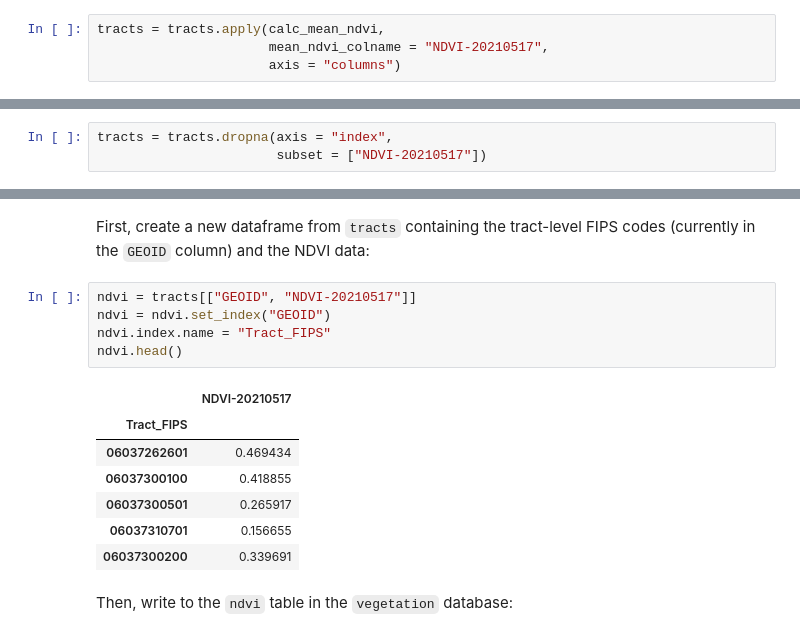
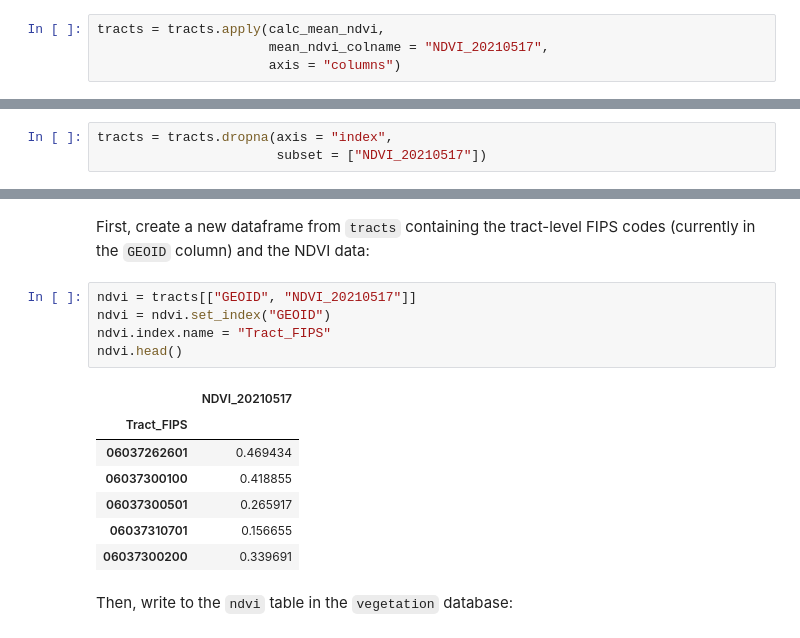
Before and after one commit to jhirner/socal-greenspace, a Jupyter notebook: 2-tract-vegetation.ipynb, the cells around one changed output, grey strips where cells are left out. Drawn from its saved outputs; the diff is of its cells as text.

```diff
--- a/2-tract-vegetation.ipynb
+++ b/2-tract-vegetation.ipynb
@@ -252,7 +252,7 @@ warnings.filterwarnings("ignore")
 Call the function to calculate the NDVI values for each tract:
 # %%
 tracts = tracts.apply(calc_mean_ndvi,
-                      mean_ndvi_colname = "NDVI-20210517",
+                      mean_ndvi_colname = "NDVI_20210517",
                       axis = "columns")
 # %% [markdown]
 Spot-check that this function has worked as expected:
@@ -272,7 +272,7 @@ Build a map to visualize the vegetation density in each census tract.
 First, drop any census tracts with null values in the new NDVI column.
 # %%
 tracts = tracts.dropna(axis = "index",
-                       subset = ["NDVI-20210517"])
+                       subset = ["NDVI_20210517"])
 # %% [markdown]
 Then, build a simple map:
 # %%
@@ -290,12 +290,12 @@ Finally, we'll write the tract-level NDVI data to a SQL database.
 # %% [markdown]
 First, create a new dataframe from `tracts` containing the tract-level FIPS codes (currently in the `GEOID` column) and the NDVI data:
 # %%
-ndvi = tracts[["GEOID", "NDVI-20210517"]]
+ndvi = tracts[["GEOID", "NDVI_20210517"]]
 ndvi = ndvi.set_index("GEOID")
 ndvi.index.name = "Tract_FIPS"
 ndvi.head()
 # %% [output]
-|  | NDVI-20210517 |
+|  | NDVI_20210517 |
 | Tract_FIPS |  |
 | 06037262601 | 0.469434 |
 | 06037300100 | 0.418855 |
```
Also changed, not shown: parts of 1 cell of this notebook, 2 other files.
